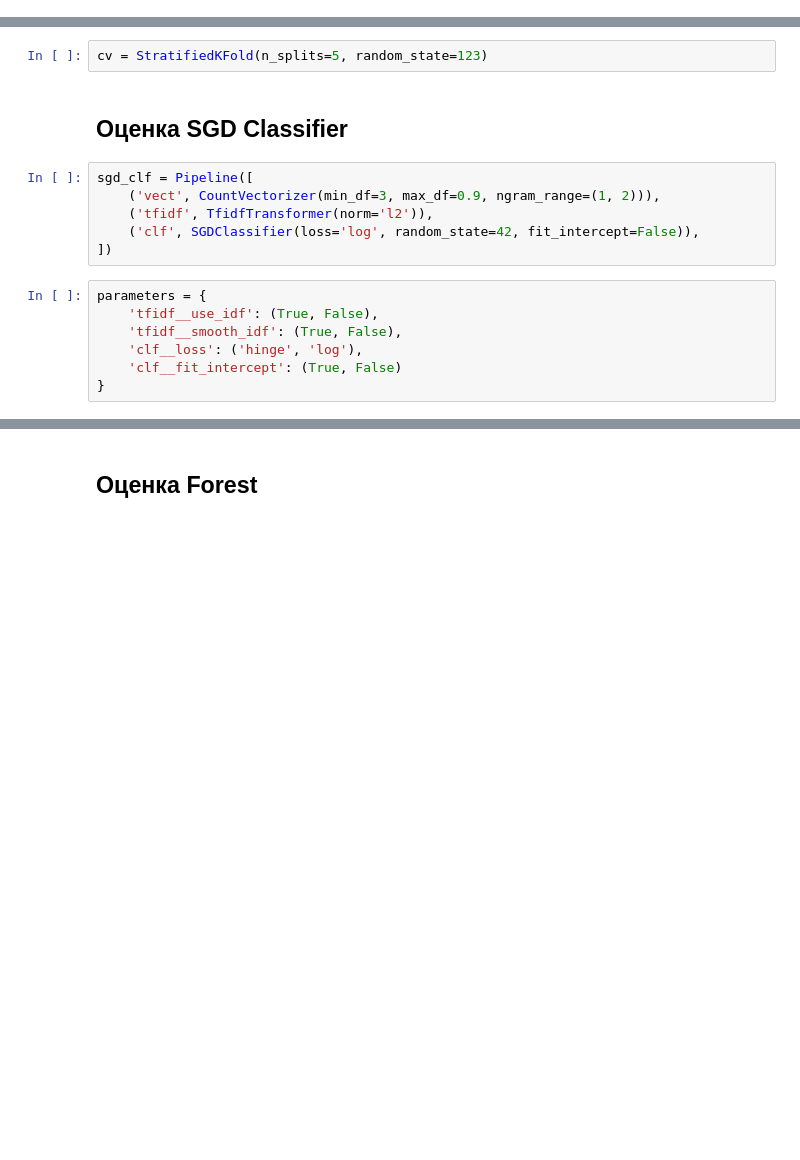
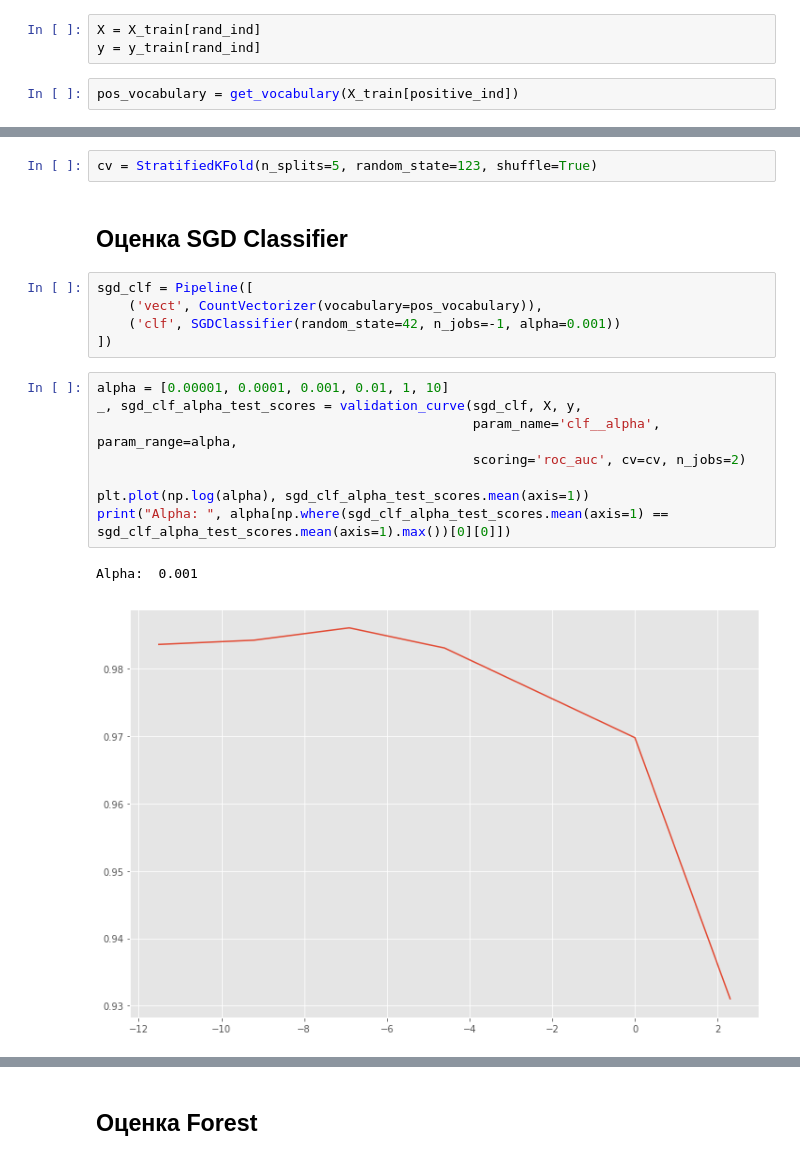
Before and after one commit to unifam123/sfml, a Jupyter notebook: hw_05/Vacancy Classification.ipynb, the cells around one changed output, grey strips where cells are left out. Saved outputs shown, nothing was run; the diff lists cells and outputs as text; blank space fills up the shorter version.

```diff
--- a/hw_05/Vacancy Classification.ipynb
+++ b/hw_05/Vacancy Classification.ipynb
@@ -72,0 +85,5 @@ y = train_data.iloc[:10000, -1].values
+# %%
+X = X_train[rand_ind]
+y = y_train[rand_ind]
+# %%
+pos_vocabulary = get_vocabulary(X_train[positive_ind])
@@ -73,17 +94,20 @@ y = train_data.iloc[:10000, -1].values
 # %%
-cv = StratifiedKFold(n_splits=5, random_state=123)
+cv = StratifiedKFold(n_splits=5, random_state=123, shuffle=True)
 # %% [markdown]
 ## Оценка SGD Classifier
-# %%
-sgd_clf = Pipeline([
-    ('vect', CountVectorizer(min_df=3, max_df=0.9, ngram_range=(1, 2))),
-    ('tfidf', TfidfTransformer(norm='l2')),
-    ('clf', SGDClassifier(loss='log', random_state=42, fit_intercept=False)),
-])
-# %%
-parameters = {
-    'tfidf__use_idf': (True, False),
-    'tfidf__smooth_idf': (True, False),
-    'clf__loss': ('hinge', 'log'),
-    'clf__fit_intercept': (True, False)
-}
+# %%
+sgd_clf = Pipeline([
+    ('vect', CountVectorizer(vocabulary=pos_vocabulary)),
+    ('clf', SGDClassifier(random_state=42, n_jobs=-1, alpha=0.001))
+])
+# %%
+alpha = [0.00001, 0.0001, 0.001, 0.01, 1, 10]
+_, sgd_clf_alpha_test_scores = validation_curve(sgd_clf, X, y,
+                                                param_name='clf__alpha', param_range=alpha,
+                                                scoring='roc_auc', cv=cv, n_jobs=2)
+
+plt.plot(np.log(alpha), sgd_clf_alpha_test_scores.mean(axis=1))
+print("Alpha: ", alpha[np.where(sgd_clf_alpha_test_scores.mean(axis=1) == sgd_clf_alpha_test_scores.mean(axis=1).max())[0][0]])
+# %% [output]
+Alpha:  0.001
+[figure, added]
```
Also changed, not shown: parts of 84 cells of this notebook, 4 other files.
